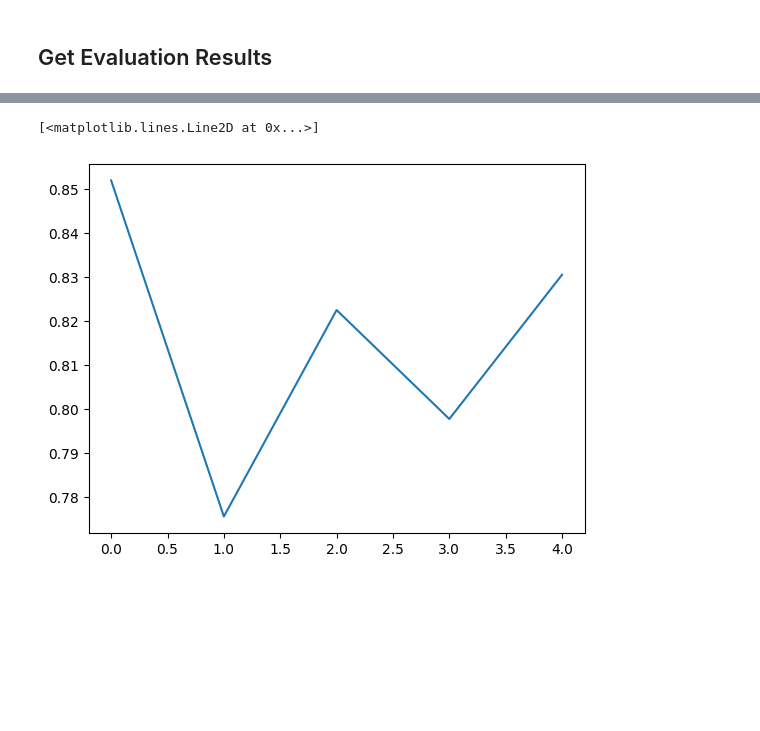
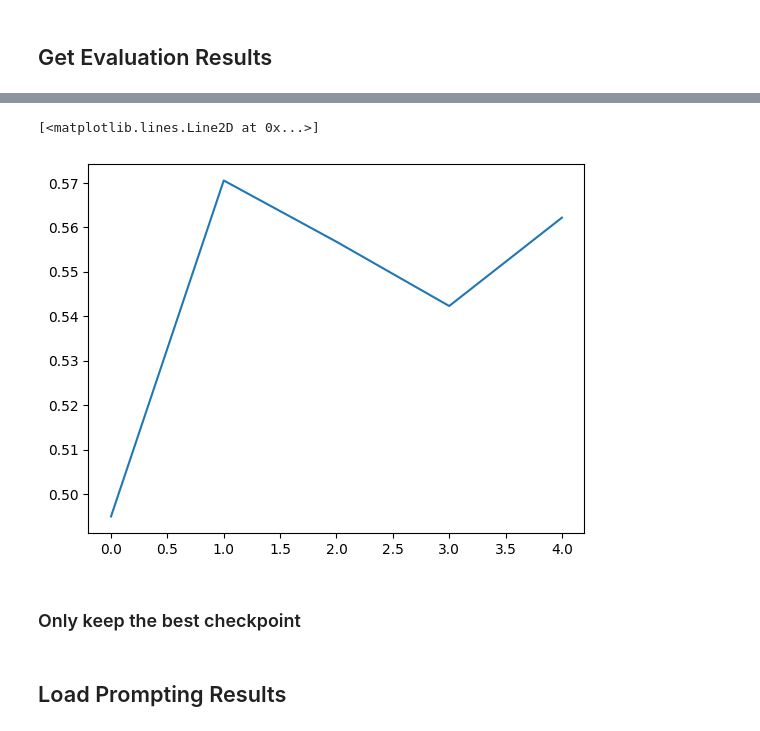
Before and after one commit to srhthu/ContClause, a Jupyter notebook: scripts/jupyter/get_metrics_alllab.ipynb, the cells around one changed output, grey strips where cells are left out. Saved outputs shown, nothing was run; the diff lists cells and outputs as text; code cells hidden in the pictures; blank space fills up the shorter version.

```diff
--- a/scripts/jupyter/get_metrics_alllab.ipynb
+++ b/scripts/jupyter/get_metrics_alllab.ipynb
@@ -101,16 +100,0 @@ seed128_tr29
-# %%
-def load_metrics_df(run_dir, fname):
-    """Load all model results to checkpoints to dataframe"""
-    # columns: model, split, ckpt, res_ov or res_detail
-    lines = []
-    for model_run in Path(run_dir).glob('*'):
-        exp_run = list(model_run.glob('*'))[0]
-        for ckpt_p in get_ckpt_paths(exp_run):
-            for split_p in ckpt_p.glob('seed*'):
-                # load the file
-                if fname.startswith('ov'):
-                    res = load_json(split_p / fname)
-                else:
-                    res = pd.read_csv(split_p / fname)
-                lines.append((model_run.name, split_p.name, ckpt_p.name, res))
-    return pd.DataFrame(lines, columns = ['model', 'split', 'ckpt', 'res_' + fname.split('_')[0]])
@@ -134,0 +151,4 @@ ov_all_ckpts
+# %%
+all_ckpts = load_metrics_df('runs/all_lab')
+print(len(all_ckpts))
+all_ckpts.head()
@@ -135,18 +175,20 @@ ov_all_ckpts
 # %%
 # Plot the performance
 import matplotlib.pyplot as plt
 
 split = 'seed42_tr29'
-part = ov_all_ckpts[(ov_all_ckpts['model'] == 'llama3')
-                    & (ov_all_ckpts['split'] == split)]
+part = all_ckpts[(all_ckpts['model'] == 'flan-t5-xl')
+                    & (all_ckpts['split'] == split)]
 step_pfm = []
 for _, row in part.iterrows():
     ckpt = int(row['ckpt'].split('-')[-1])
-    rep_m = row['res_ov']['macro_p']
+    rep_m = row['res_ov']['macro_iou']
     step_pfm.append((ckpt, rep_m))
 step_pfm.sort(key = lambda k: k[0])
 
 plt.plot([k[1] for k in step_pfm])
 # %% [output]
 [<matplotlib.lines.Line2D at 0x...>]
-[figure, old version]
+[figure, new version]
+# %% [markdown]
+### Only keep the best checkpoint
@@ -152,0 +208,2 @@ plt.plot([k[1] for k in step_pfm])
+# %% [markdown]
+## Load Prompting Results
```
Also changed, not shown: parts of 14 cells of this notebook, 16 other files.
